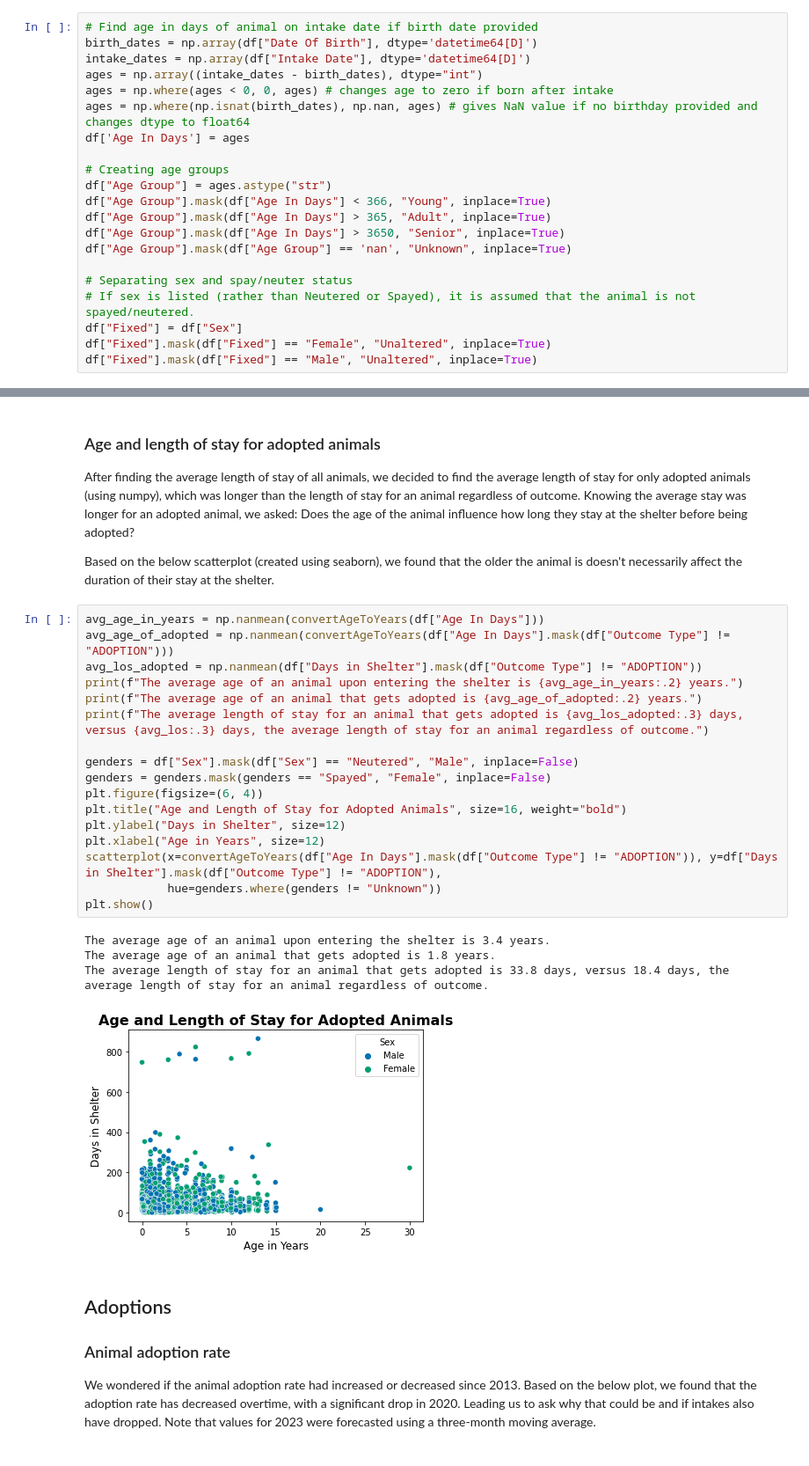
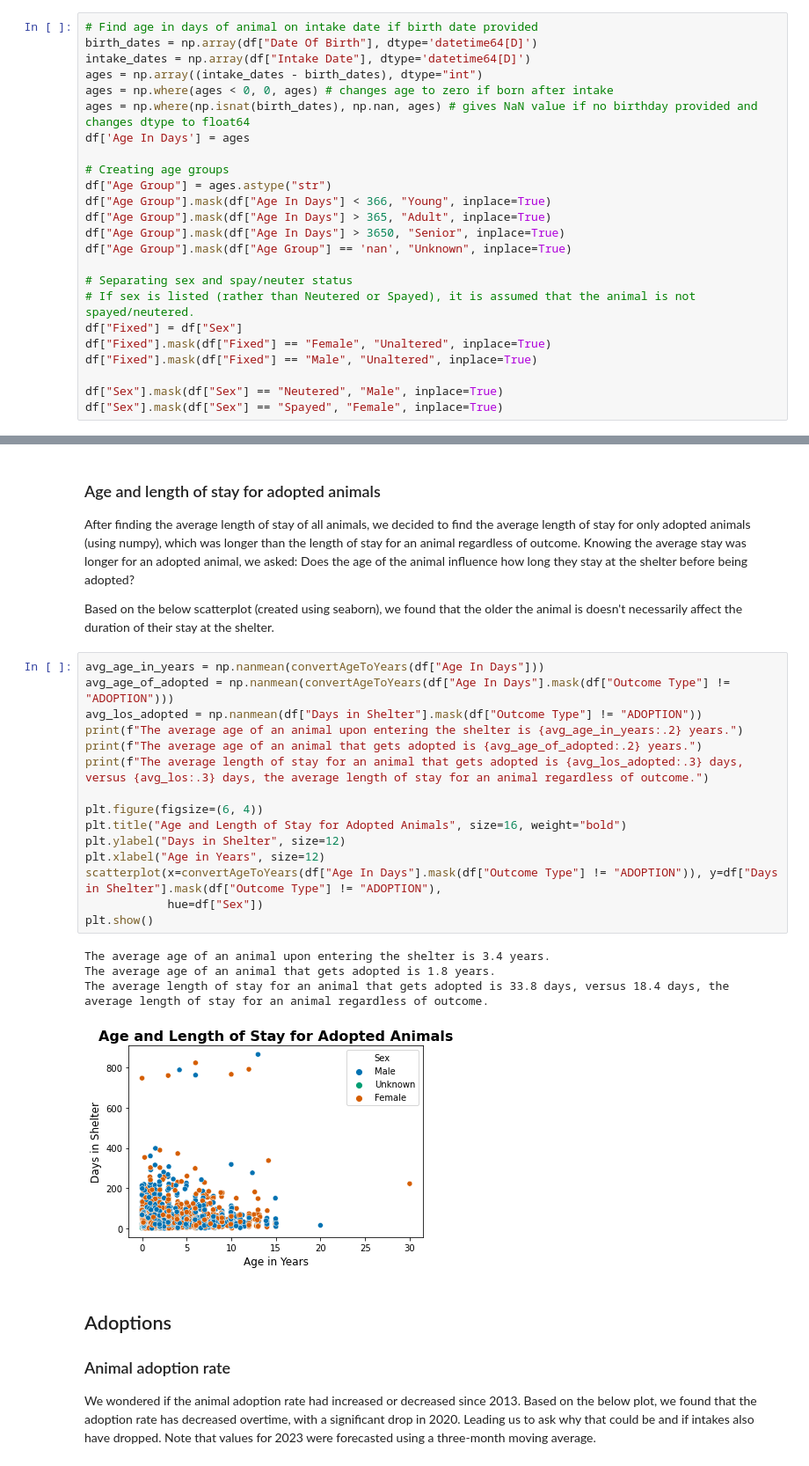
Before and after one commit to cillam/animal_shelter, a Jupyter notebook: animal_shelter_data_analysis.ipynb, the cells around one changed output, grey strips where cells are left out. Shown at 88% size. Saved outputs shown, nothing was run; the diff lists cells and outputs as text.

```diff
--- a/animal_shelter_data_analysis.ipynb
+++ b/animal_shelter_data_analysis.ipynb
@@ -83,6 +83,9 @@ df["Age Group"].mask(df["Age Group"] == 'nan', "Unknown", inplace=True)
 df["Fixed"] = df["Sex"]
 df["Fixed"].mask(df["Fixed"] == "Female", "Unaltered", inplace=True)
 df["Fixed"].mask(df["Fixed"] == "Male", "Unaltered", inplace=True)
+
+df["Sex"].mask(df["Sex"] == "Neutered", "Male", inplace=True)
+df["Sex"].mask(df["Sex"] == "Spayed", "Female", inplace=True)
 # %% [markdown]
 ## Preview the data
 Below you can preview the data with blanks filled in and the new columns added.
@@ -260,25 +272,23 @@ Based on the below scatterplot (created using seaborn), we found that the older
 # %%
 avg_age_in_years = np.nanmean(convertAgeToYears(df["Age In Days"]))
 avg_age_of_adopted = np.nanmean(convertAgeToYears(df["Age In Days"].mask(df["Outcome Type"] != "ADOPTION")))
 avg_los_adopted = np.nanmean(df["Days in Shelter"].mask(df["Outcome Type"] != "ADOPTION"))
 print(f"The average age of an animal upon entering the shelter is {avg_age_in_years:.2} years.")
 print(f"The average age of an animal that gets adopted is {avg_age_of_adopted:.2} years.")
 print(f"The average length of stay for an animal that gets adopted is {avg_los_adopted:.3} days, versus {avg_los:.3} days, the average length of stay for an animal regardless of outcome.")
 
-genders = df["Sex"].mask(df["Sex"] == "Neutered", "Male", inplace=False)
-genders = genders.mask(genders == "Spayed", "Female", inplace=False)
 plt.figure(figsize=(6, 4))
 plt.title("Age and Length of Stay for Adopted Animals", size=16, weight="bold")
 plt.ylabel("Days in Shelter", size=12)
 plt.xlabel("Age in Years", size=12)
 scatterplot(x=convertAgeToYears(df["Age In Days"].mask(df["Outcome Type"] != "ADOPTION")), y=df["Days in Shelter"].mask(df["Outcome Type"] != "ADOPTION"),
-            hue=genders.where(genders != "Unknown"))
+            hue=df["Sex"])
 plt.show()
 # %% [output]
 The average age of an animal upon entering the shelter is 3.4 years.
 The average age of an animal that gets adopted is 1.8 years.
 The average length of stay for an animal that gets adopted is 33.8 days, versus 18.4 days, the average length of stay for an animal regardless of outcome.
-[figure, old version]
+[figure, new version]
 # %% [markdown]
 ## Adoptions
 ### Animal adoption rate
```
Also changed, not shown: parts of 18 cells of this notebook.
